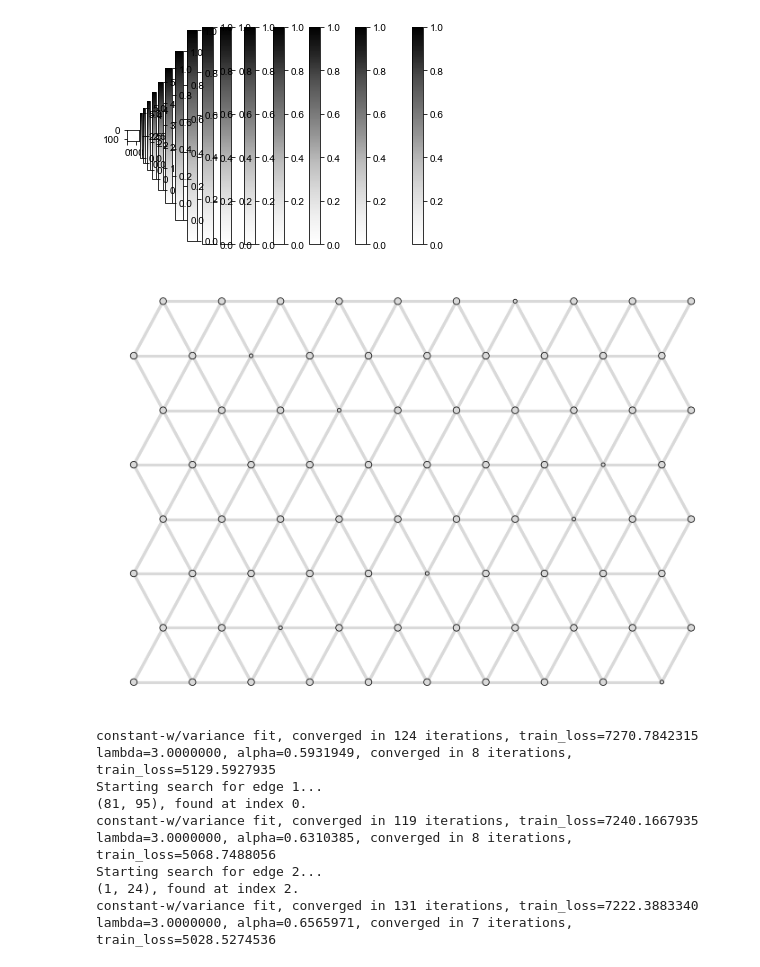
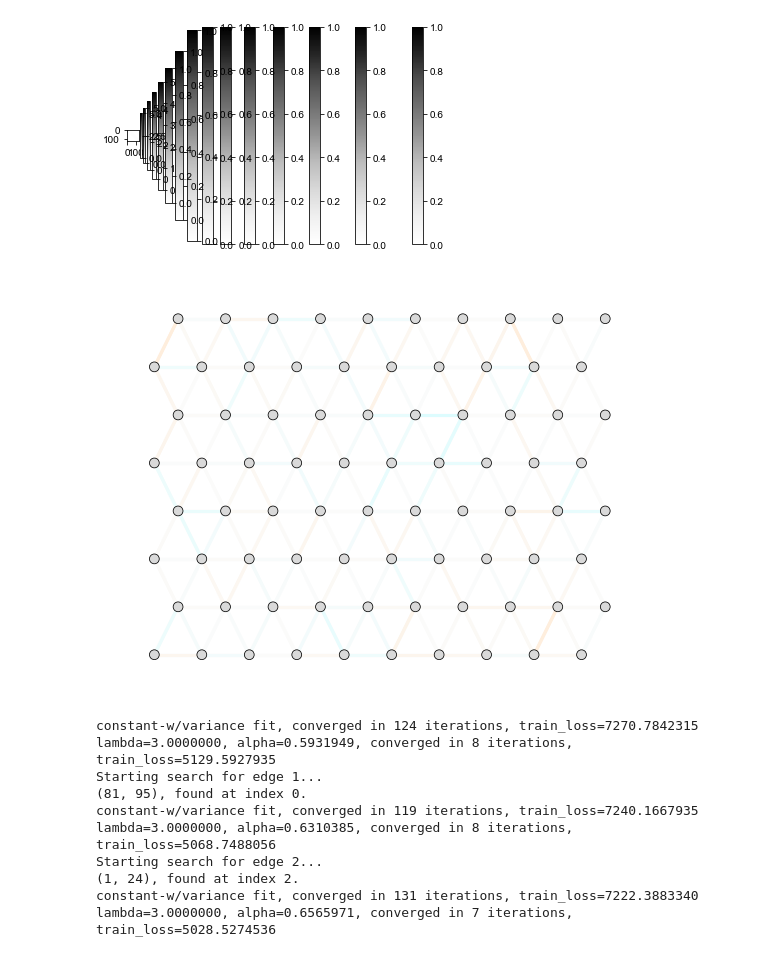
Before and after one commit to NovembreLab/feems, a Jupyter notebook: docs/notebooks/est-long-range.ipynb, the cells around one changed output. Cells and saved outputs as stored; diff of their text form; code cells hidden in the pictures.

```diff
--- a/docs/notebooks/est-long-range.ipynb
+++ b/docs/notebooks/est-long-range.ipynb
@@ -253,0 +320,9 @@ plt.plot(np.linspace(0,1,10),llc-np.nanmax(llc),'ko'); plt.grid(); plt.axvline(0
+# %%
+# gen_test_1e = deepcopy(gen_test_225)
+sp_graph = Joint_SpatialGraph(gen_test_1e_adm, coord_def, grid_def, edge_def)
+sp_graph.fit(lamb=3.,optimize_q='n-dim');
+# sp_graph.comp_graph_laplacian(np.repeat(1.,))
+obj = Joint_Objective(sp_graph); obj.inv(); obj.grad(reg=False);
+# plt.hist(sp_graph.w,20); plt.axvline(np.exp(0.5),color='k')
+# Fst = comp_fst_mat(gen_test_81,30,81)
+# plt.imshow(Fst,cmap='Blues'); plt.grid(); plt.colorbar()
@@ -663,25 +723,31 @@ lambda=3.0000000, alpha=0.5989731, converged in 8 iterations, train_loss=1036.29
 # %%
 # sp_Graph_sym = Joint_SpatialGraph(gen_test_1e, coord, grid, edge_def)
 # sp_Graph_sym.fit(lamb=3., optimize_q='n-dim')
 # obj_sym = Joint_Objective(sp_Graph_sym); obj_sym.inv(); obj_sym.grad(reg=False)
 
 # sp_Graph_asym = Joint_SpatialGraph(gen_test_1e_asym, coord, grid, edge_def)
 # sp_Graph_asym.fit(lamb=3., optimize_q='n-dim')
 # obj_asym = Joint_Objective(sp_Graph_asym); obj_asym.inv(); obj_asym.grad(reg=False)
 
+## recover_nnz_entries function in viz.py (same length as number of edges)
+# W = sp_graph.inv_triu(np.random.binomial(n=1,p=0.5,size=len(sp_graph.edges)), perm=False)
+# w = np.array([])
+# idx = nx.adjacency_matrix(sp_graph).nonzero()
+# idx = list(np.column_stack(idx))
+# for i in range(len(idx)):
+#     w = np.append(w, W[idx[i][0], idx[i][1]])
+
 fig = plt.figure(dpi=110)
 ax = fig.add_subplot(1, 1, 1)
-v = Viz(ax, sp_Graph, projection=ccrs.Mercator(), edge_width=2,
-        edge_alpha=1, edge_zorder=100, sample_pt_size=20,
-        obs_node_size=7.5, sample_pt_color="black",
-        cbar_font_size=10)
-v.draw_edges(use_weights=False)
+v = Viz(ax, sp_graph, projection=ccrs.Mercator(), edge_width=2, #weights=w,
+        edge_alpha=1, edge_zorder=100, sample_pt_size=20, obs_node_size=7.5, sample_pt_color="black", cbar_font_size=10)
+v.draw_edges(use_weights=True)
+v.draw_obs_nodes(use_ids=False)
 # v.draw_edge_colorbar()
-v.draw_obs_nodes(use_ids=False)
 # plt.scatter(sp_Graph_asym.w,sp_Graph_sym.w,alpha=0.7); plt.axline((1,1),slope=1,color='grey',ls='--'); plt.show()
 # plt.plot(np.triu(obj_asym.Linv,0), np.triu(obj_lr_asym.Linv,0), 'bo', alpha=0.5); plt.axline((0,0),slope=1,color='grey',);
 # %% [output]
-[figure, old version]
+[figure, new version]
 # %%
 ## fit_cov = obj.Linv_block['oo'] - 1/d + sp_graph.q_inv_diag.toarray()
 # obj_jt.Linv_block["oo"]
```
Also changed, not shown: parts of 26 cells of this notebook, 5 other files.
